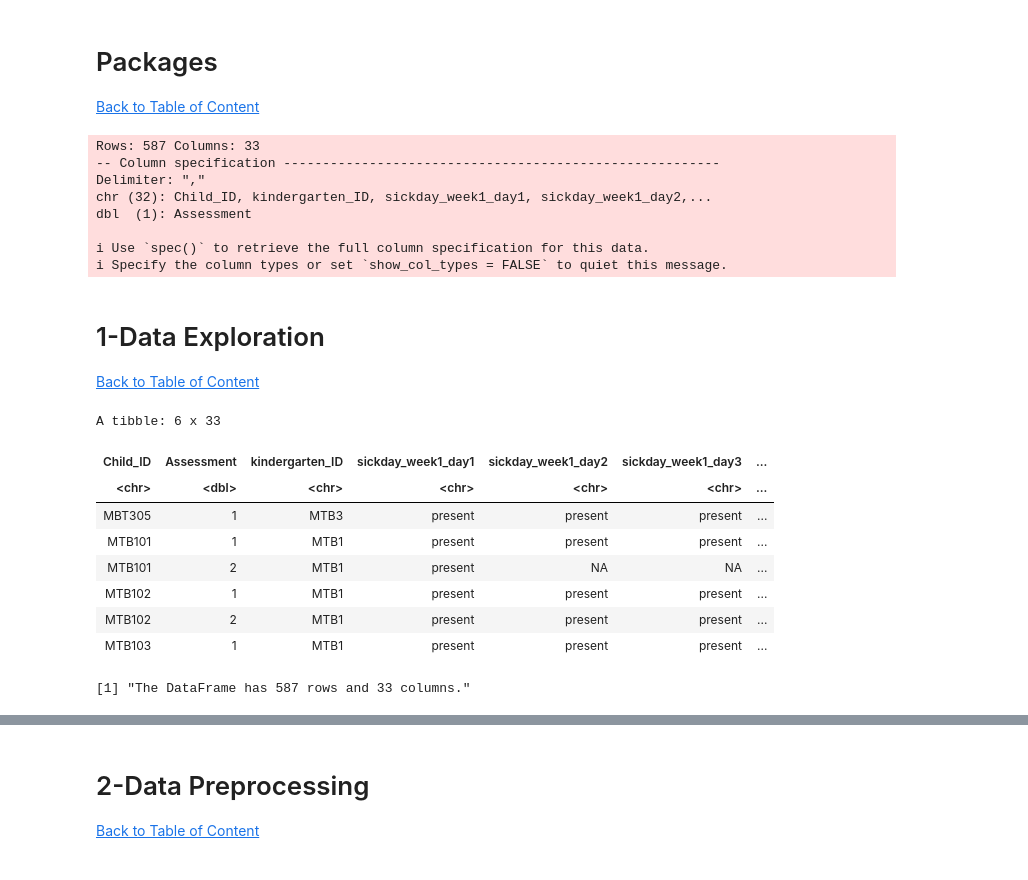
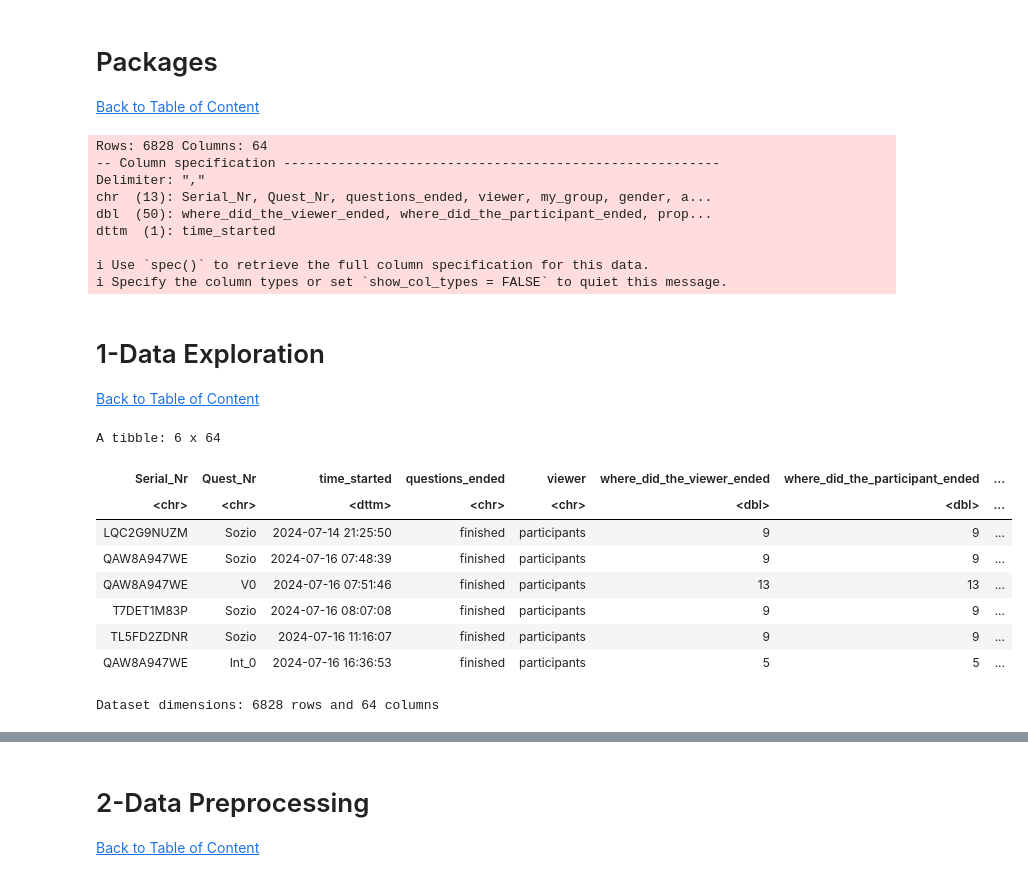
Before and after one commit to sschepanski/MindSpaceOne, a Jupyter notebook: scr/Analysis.ipynb, the cells around one changed output, grey strips where cells are left out. Cells and saved outputs as stored; diff of their text form; code cells hidden in the pictures.

Commit message:
Changes in preprocessing and analysis

```diff
--- a/scr/Analysis.ipynb
+++ b/scr/Analysis.ipynb
@@ -98,15 +101,16 @@ invisible(lapply(packages, library, character.only = TRUE))
 # %%
-# Working path
-path <- "/Users/stevenschepanski/Documents/04_ANALYSIS/Kneipp"
+# Define the working directory
+path <- "/Users/stevenschepanski/Documents/04_ANALYSIS/MindspaceOne"
 # %%
 # Read in data
-sickdays_children <- read_csv(file.path(path, "/data/Sickdays_Children.csv"))
+mind <- read_csv(file.path(path, "data", "cleaned_mindspaceone_2025-Jan-30.csv"))
 # %% [output]
-Rows: 587 Columns: 33
+Rows: 6828 Columns: 64
 -- Column specification --------------------------------------------------------
 Delimiter: ","
-chr (32): Child_ID, kindergarten_ID, sickday_week1_day1, sickday_week1_day2,...
-dbl  (1): Assessment
+chr  (13): Serial_Nr, Quest_Nr, questions_ended, viewer, my_group, gender, a...
+dbl  (50): where_did_the_viewer_ended, where_did_the_participant_ended, prop...
+dttm  (1): time_started
 
 i Use `spec()` to retrieve the full column specification for this data.
 i Specify the column types or set `show_col_types = FALSE` to quiet this message.
@@ -114,24 +118,21 @@ i Specify the column types or set `show_col_types = FALSE` to quiet this message
 # 1-Data Exploration
 [Back to Table of Content](#table-of-content)
 # %%
-# Display the first few rows of the DataFrame
-head(sickdays_children)
+# Display the first rows and columns
+head(mind)  # Shows the first 6 rows
 # %% [output]
-A tibble: 6 x 33
+A tibble: 6 x 64
-| Child_ID | Assessment | kindergarten_ID | sickday_week1_day1 | sickday_week1_day2 | sickday_week1_day3 | ... |
-| <chr> | <dbl> | <chr> | <chr> | <chr> | <chr> | ... |
-| MBT305 | 1 | MTB3 | present | present | present | ... |
-| MTB101 | 1 | MTB1 | present | present | present | ... |
-| MTB101 | 2 | MTB1 | present | NA | NA | ... |
-| MTB102 | 1 | MTB1 | present | present | present | ... |
-| MTB102 | 2 | MTB1 | present | present | present | ... |
-| MTB103 | 1 | MTB1 | present | present | present | ... |
+| Serial_Nr | Quest_Nr | time_started | questions_ended | viewer | where_did_the_viewer_ended | where_did_the_participant_ended | ... |
+| <chr> | <chr> | <dttm> | <chr> | <chr> | <dbl> | <dbl> | ... |
+| LQC2G9NUZM | Sozio | 2024-07-14 21:25:50 | finished | participants | 9 | 9 | ... |
+| QAW8A947WE | Sozio | 2024-07-16 07:48:39 | finished | participants | 9 | 9 | ... |
+| QAW8A947WE | V0 | 2024-07-16 07:51:46 | finished | participants | 13 | 13 | ... |
+| T7DET1M83P | Sozio | 2024-07-16 08:07:08 | finished | participants | 9 | 9 | ... |
+| TL5FD2ZDNR | Sozio | 2024-07-16 11:16:07 | finished | participants | 9 | 9 | ... |
+| QAW8A947WE | Int_0 | 2024-07-16 16:36:53 | finished | participants | 5 | 5 | ... |
-# %%
-# Get and print the dimensions of the DataFrame
-num_rows <- nrow(sickdays_children)
-num_cols <- ncol(sickdays_children)
-
-print(sprintf("The DataFrame has %d rows and %d columns.", num_rows, num_cols))
-# %% [output]
-[1] "The DataFrame has 587 rows and 33 columns."
+# %%
+# Get and print the dimensions of the data frame (rows x columns)
+cat("Dataset dimensions:", dim(mind)[1], "rows and", dim(mind)[2], "columns\n")
+# %% [output]
+Dataset dimensions: 6828 rows and 64 columns
 # %%
```
Also changed, not shown: parts of 58 cells of this notebook, 1 other file.
